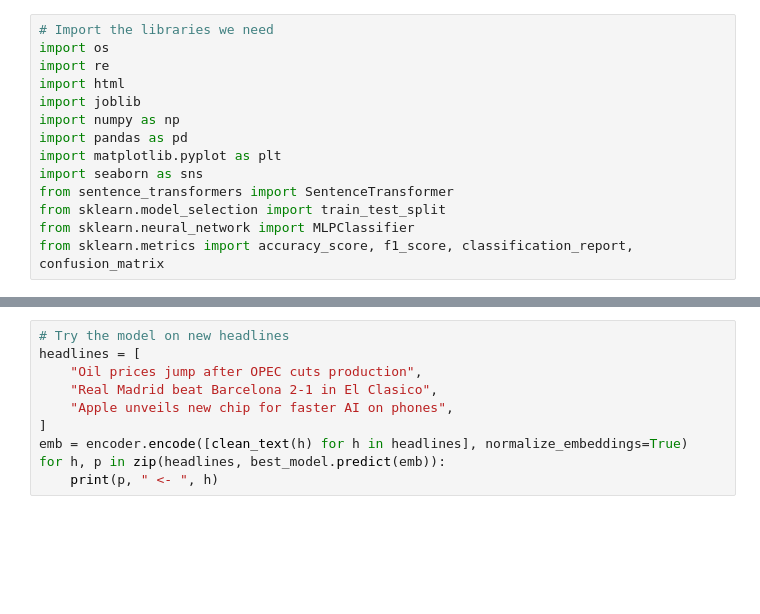
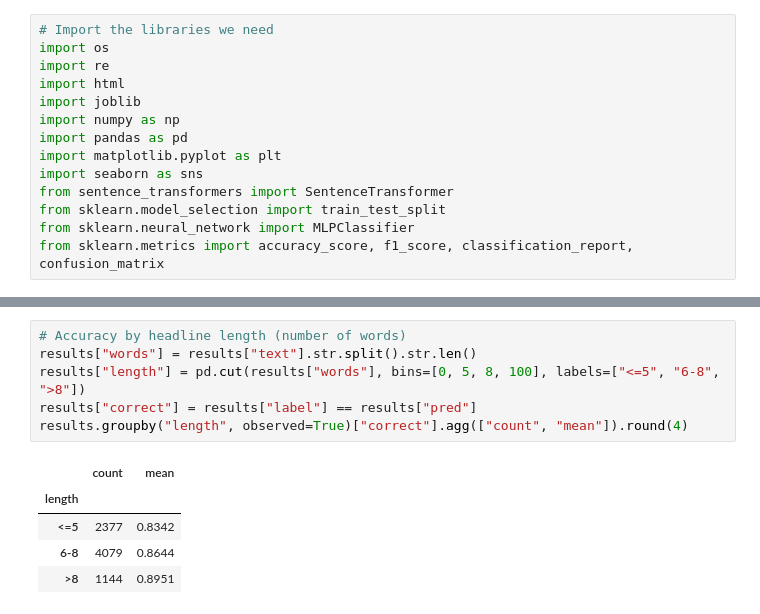
Before and after one commit to M-Buhamad/NLP_UNI_Project, a Jupyter notebook: notebooks/embeddings.ipynb, the cells around one changed output, grey strips where cells are left out. Cells and saved outputs as stored; diff of their text form; blank space fills up the shorter version.

```diff
--- a/notebooks/embeddings.ipynb
+++ b/notebooks/embeddings.ipynb
@@ -140,10 +217,12 @@ results.groupby("length", observed=True)["correct"].agg(["count", "mean"]).round
 # %%
-# Try the model on new headlines
-headlines = [
-    "Oil prices jump after OPEC cuts production",
-    "Real Madrid beat Barcelona 2-1 in El Clasico",
-    "Apple unveils new chip for faster AI on phones",
-]
-emb = encoder.encode([clean_text(h) for h in headlines], normalize_embeddings=True)
-for h, p in zip(headlines, best_model.predict(emb)):
-    print(p, " <- ", h)
+# Accuracy by headline length (number of words)
+results["words"] = results["text"].str.split().str.len()
+results["length"] = pd.cut(results["words"], bins=[0, 5, 8, 100], labels=["<=5", "6-8", ">8"])
+results["correct"] = results["label"] == results["pred"]
+results.groupby("length", observed=True)["correct"].agg(["count", "mean"]).round(4)
+# %% [output]
+|  | count | mean |
+| length |  |  |
+| <=5 | 2377 | 0.8342 |
+| 6-8 | 4079 | 0.8644 |
+| >8 | 1144 | 0.8951 |
```
Also changed, not shown: parts of 12 cells of this notebook, 4 other files.
